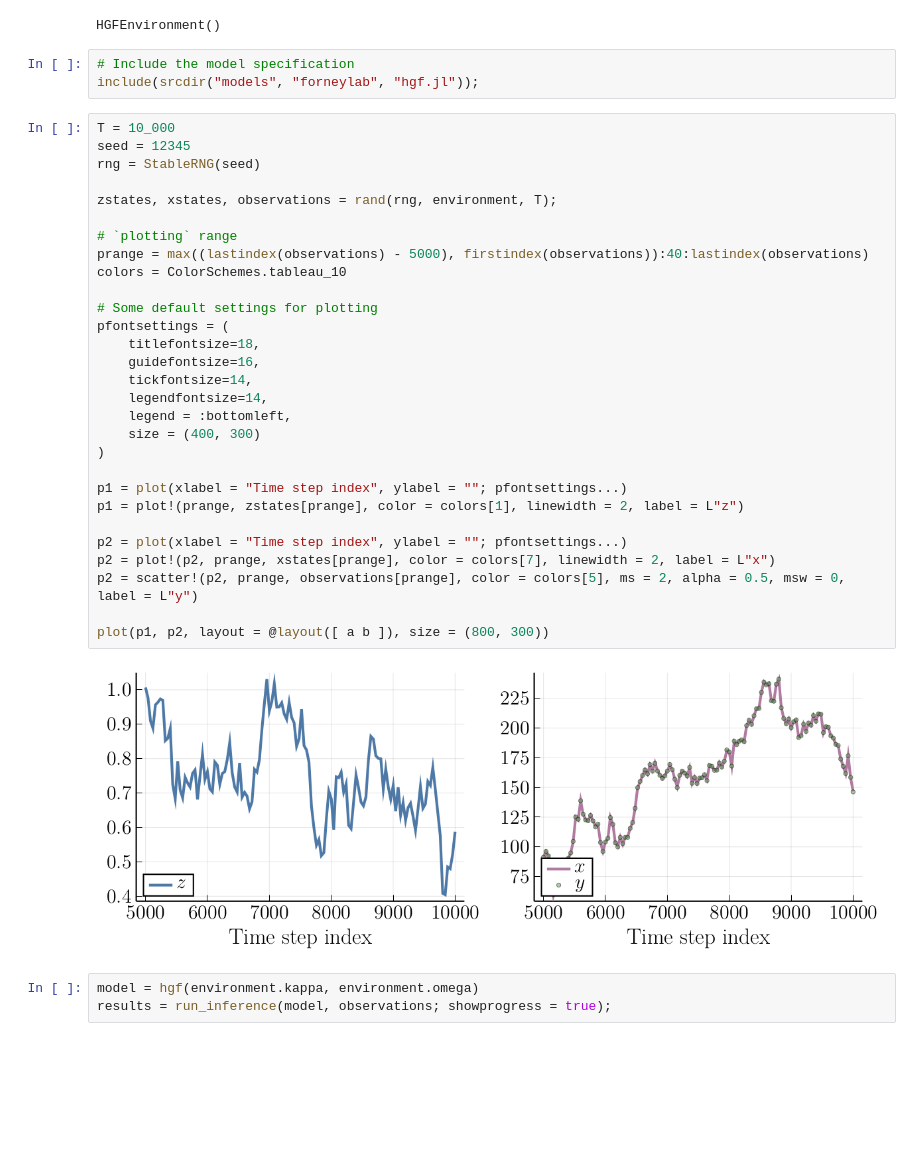
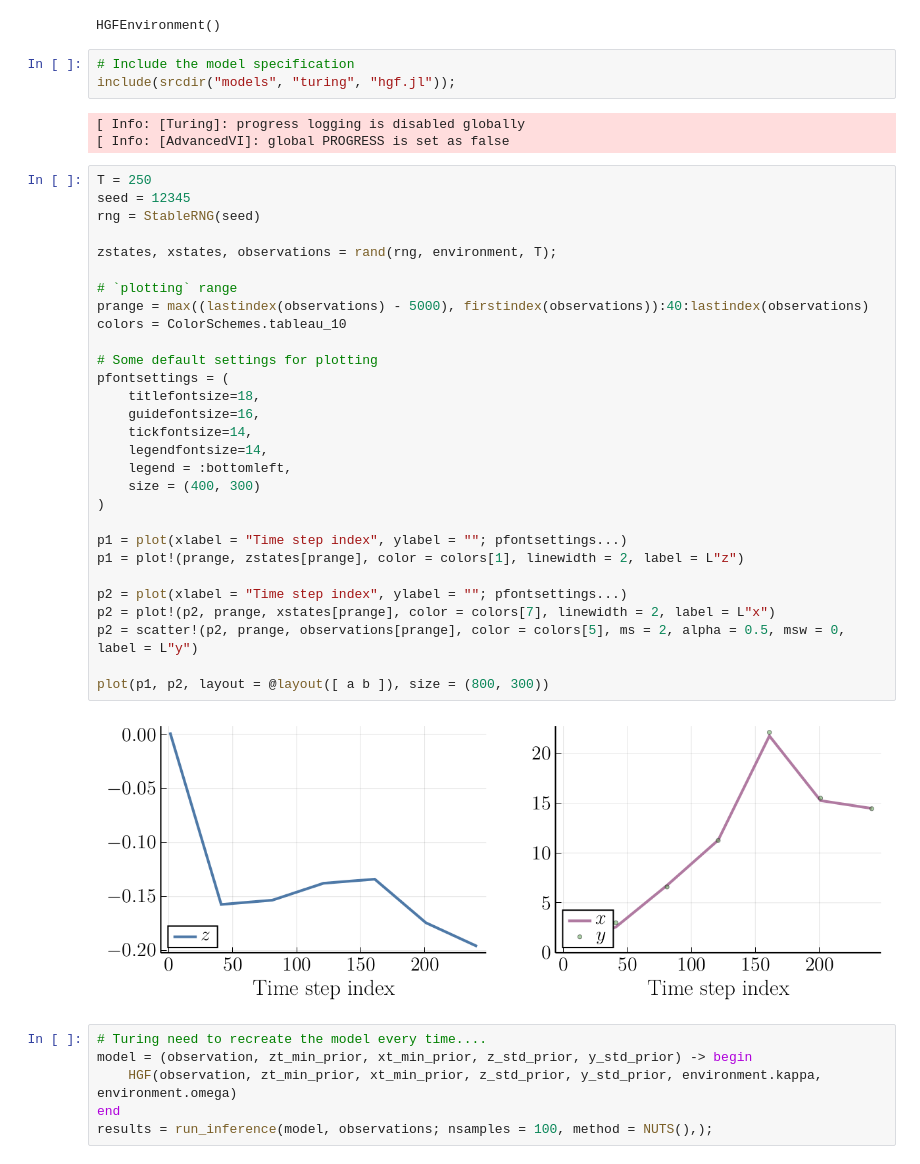
Before and after one commit to bvdmitri/phdthesis, a Jupyter notebook: notebooks/Turing/Hierarchical Gaussian Filter/Plots.ipynb, the cells around one changed output. Saved outputs shown, nothing was run; the diff lists cells and outputs as text; blank space fills up the shorter version.

```diff
--- a/notebooks/Turing/Hierarchical Gaussian Filter/Plots.ipynb
+++ b/notebooks/Turing/Hierarchical Gaussian Filter/Plots.ipynb
@@ -22,41 +22,47 @@ const environment = HGFEnvironment()
 HGFEnvironment()
 # %%
 # Include the model specification
-include(srcdir("models", "forneylab", "hgf.jl"));
+include(srcdir("models", "turing", "hgf.jl"));
+# %% [output]
+[ Info: [Turing]: progress logging is disabled globally
+[ Info: [AdvancedVI]: global PROGRESS is set as false
 # %%
-T = 10_000
+T = 250
 seed = 12345
 rng = StableRNG(seed)
 
 zstates, xstates, observations = rand(rng, environment, T);
 
 # `plotting` range
 prange = max((lastindex(observations) - 5000), firstindex(observations)):40:lastindex(observations)
 colors = ColorSchemes.tableau_10
 
 # Some default settings for plotting
 pfontsettings = (
     titlefontsize=18,
     guidefontsize=16,
     tickfontsize=14,
     legendfontsize=14,
     legend = :bottomleft,
     size = (400, 300)
 )
 
 p1 = plot(xlabel = "Time step index", ylabel = ""; pfontsettings...)
 p1 = plot!(prange, zstates[prange], color = colors[1], linewidth = 2, label = L"z")
 
 p2 = plot(xlabel = "Time step index", ylabel = ""; pfontsettings...)
 p2 = plot!(p2, prange, xstates[prange], color = colors[7], linewidth = 2, label = L"x")
 p2 = scatter!(p2, prange, observations[prange], color = colors[5], ms = 2, alpha = 0.5, msw = 0, label = L"y")
 
 plot(p1, p2, layout = @layout([ a b ]), size = (800, 300))
 # %% [output]
-[figure, old version]
+[figure, new version]
 # %%
-model = hgf(environment.kappa, environment.omega)
-results = run_inference(model, observations; showprogress = true);
+# Turing need to recreate the model every time....
+model = (observation, zt_min_prior, xt_min_prior, z_std_prior, y_std_prior) -> begin
+    HGF(observation, zt_min_prior, xt_min_prior, z_std_prior, y_std_prior, environment.kappa, environment.omega)
+end
+results = run_inference(model, observations; nsamples = 100, method = NUTS(),);
 # %%
 estimated = extract_posteriors(T, results)
 
```
Also changed, not shown: parts of 2 cells of this notebook, 8 other files.
